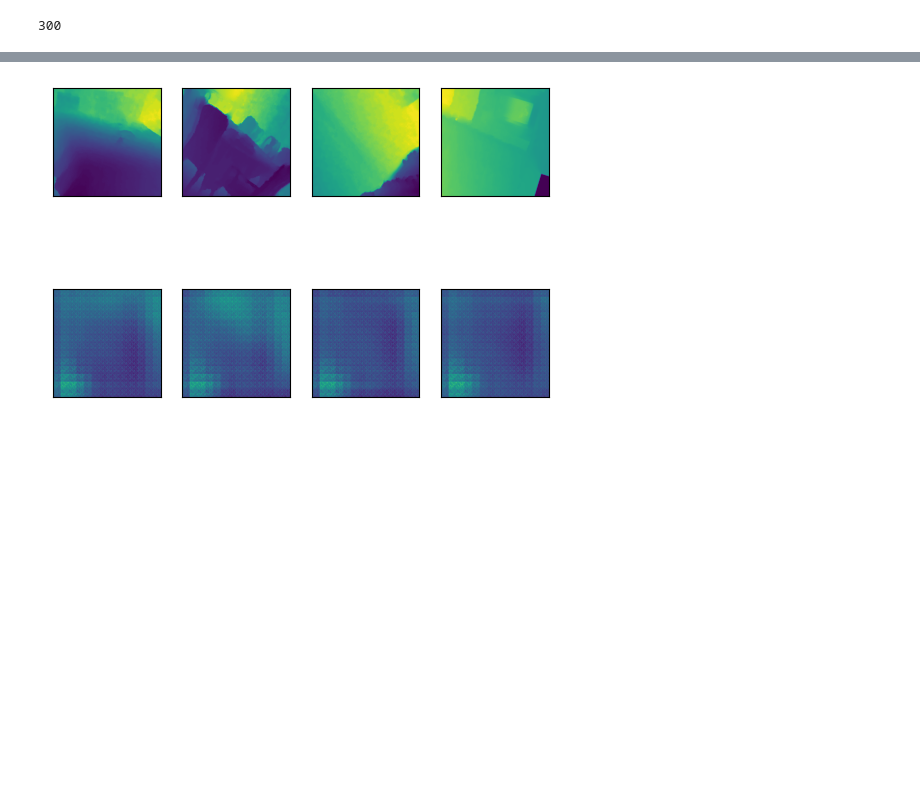
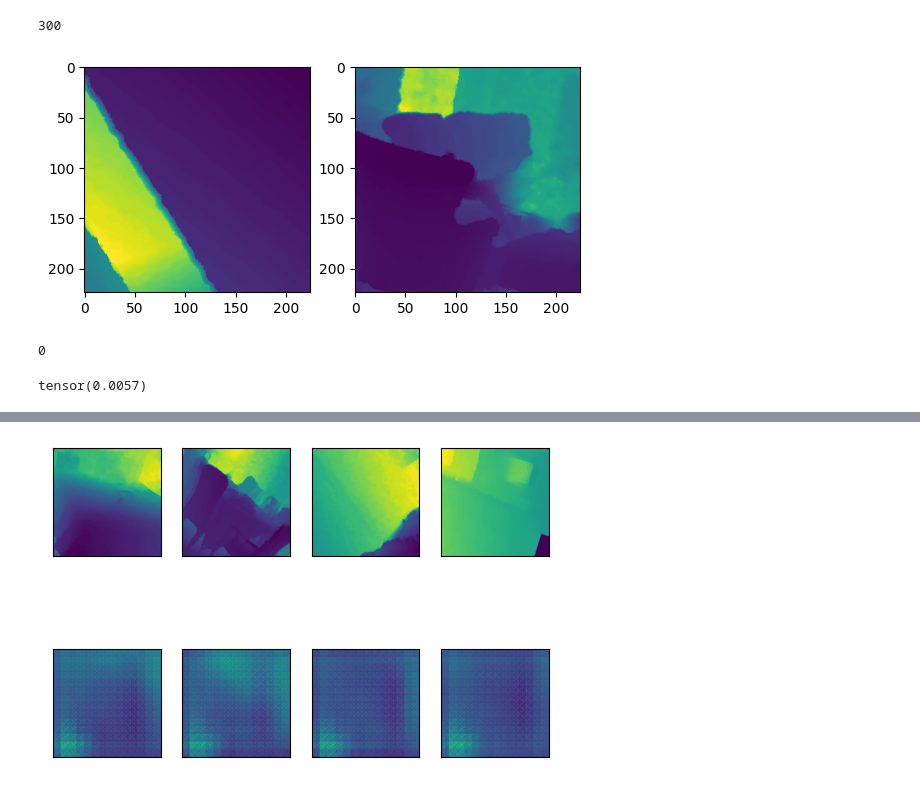
Before and after one commit to Onon0/DepthSegmentation, a Jupyter notebook: Untitled.ipynb, the cells around one changed output, grey strips where cells are left out. Drawn from its saved outputs; the diff is of its cells as text; code cells hidden in the pictures; blank space fills up the shorter version.

```diff
--- a/Untitled.ipynb
+++ b/Untitled.ipynb
@@ -249,19 +249,24 @@ class SSIM(torch.nn.Module):
     def forward(self, x, y):
         Mx = torch.mean(x)
         My = torch.mean(y)
-        xy = x * y;
+        xy = x * y
         Vx = torch.mean((x - Mx) ** 2)
         Vy = torch.mean((y - My) ** 2)
         Vxy = torch.mean(xy) - Mx * My
         Vcxy = torch.mean((x - Mx)*(y - My))
-        c1 = 0.0001
-        c2 = 0.0009
-        #ssim = (2 * Mx * My + c1) * (2 * Vxy + c2) / (Mx**2 + My**2 + c1) * (Vx + Vy + c2)
-        l = (2 * Mx * My + c1)*(Vxy**2 + c2)/(Mx**2 + My**2 + c1)*(Vx + Vy + c2)
-        c = (2*torch.sqrt(Vx*Vy) + c2)/(Vx + Vy + c2)
-        s = (2*Vcxy + c2)/(Vx * Vy + c2)
-        ssim = l*c*s
-        return (1 - ssim)/2
+        c1 = (0.01)**2
+        c2 = (0.03)**2
+
+        l = (2 * Mx * My + c1)/(Mx**2 + My**2 + c1)
+        c = (2 * torch.sqrt(Vx * Vy) + c2)/(Vx + Vy + c2)
+        s = (Vxy + c2/2) / (torch.sqrt(Vx * Vy) + c2/2)
+
+        #ssim = (2*Mx*My + c1) * (2*Vxy + c2)/(Mx**2 + My**2 + c1)*(Vx**2 + Vy**2 + c2)
+        ssim = l * c * s
+        lssim = (1 - ssim)
+        if(lssim >= 1): return 1
+        elif(lssim <= 0): return 0
+        return lssim
 # %%
 class Loss_Function(nn.Module):
     def __init__(self):
@@ -279,3 +284,25 @@ loss_fn = nn.L1Loss()
+# %%
+for batch in val_loader:
+    image, depth = batch
+    ss = SSIM()
+    f, axarr = plt.subplots(1,2)
+    axarr[0].imshow(depth[0].detach().permute(1,2,0))
+    axarr[1].imshow(depth[7].detach().permute(1,2,0))
+    plt.show()
+    print(ss(depth[0], depth[0]))
+    break
+# %% [output]
+[figure, added]
+0
+# %%
+ssim = SSIM()
+x = torch.tensor([1.0, 2.0, 3.0])
+y = torch.tensor([1.0, 2.1, 3.2])
+
+result = ssim(x, y)
+print(result)
+# %% [output]
+tensor(0.0057)
 # %%
 def Average(lst):
     return sum(lst) / len(lst)
```
Also changed, not shown: parts of 4 cells of this notebook, 12 other files.
